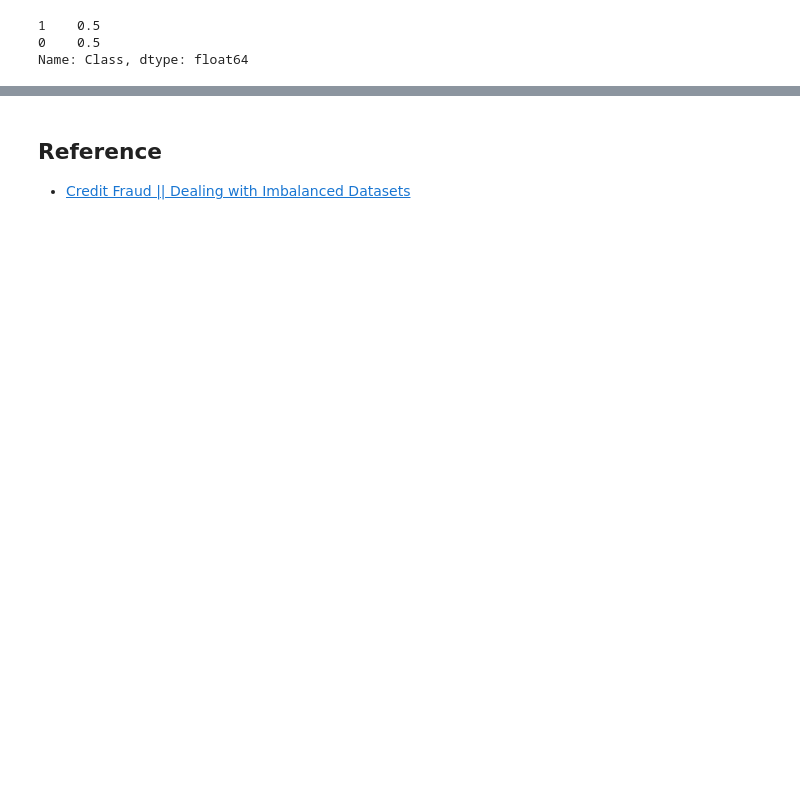
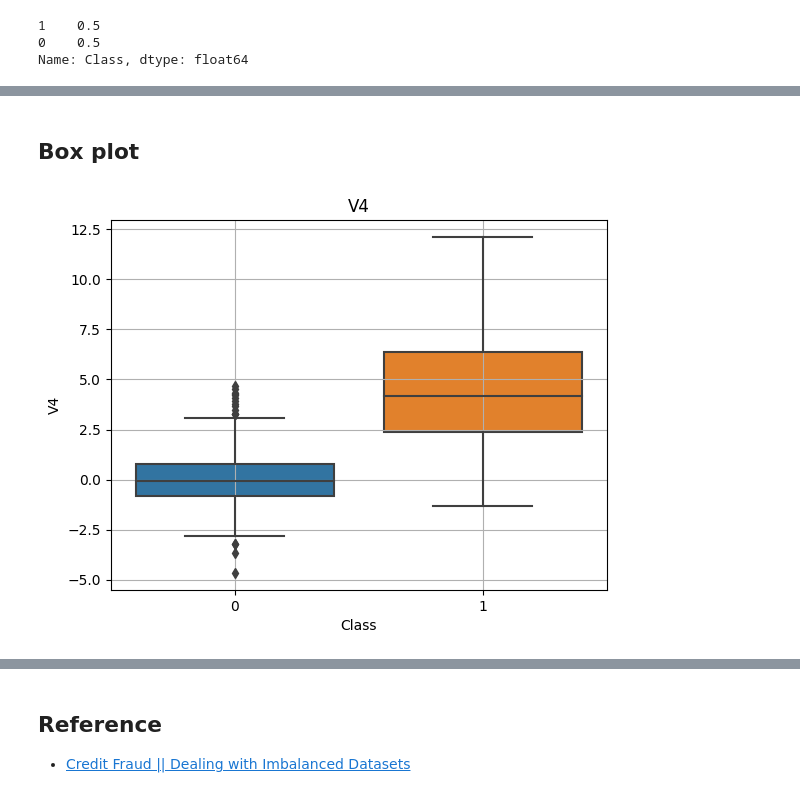
Before and after one commit to yukikitayama/machine-learning, a Jupyter notebook: imbalance-binary-classification/credit_card_fraud_detection.ipynb, the cells around one changed output, grey strips where cells are left out. Drawn from its saved outputs; the diff is of its cells as text; code cells hidden in the pictures; blank space fills up the shorter version.

```diff
--- a/imbalance-binary-classification/credit_card_fraud_detection.ipynb
+++ b/imbalance-binary-classification/credit_card_fraud_detection.ipynb
@@ -162,0 +206,10 @@ Name: Class, dtype: float64
+# %% [markdown]
+## Box plot
+# %%
+c = 'V4'
+sns.boxplot(x='Class', y=c, data=df_balanced)
+plt.title(c)
+plt.grid()
+plt.show()
+# %% [output]
+[figure, added]
```
Also changed, not shown: parts of 27 cells of this notebook, 1 other file.
